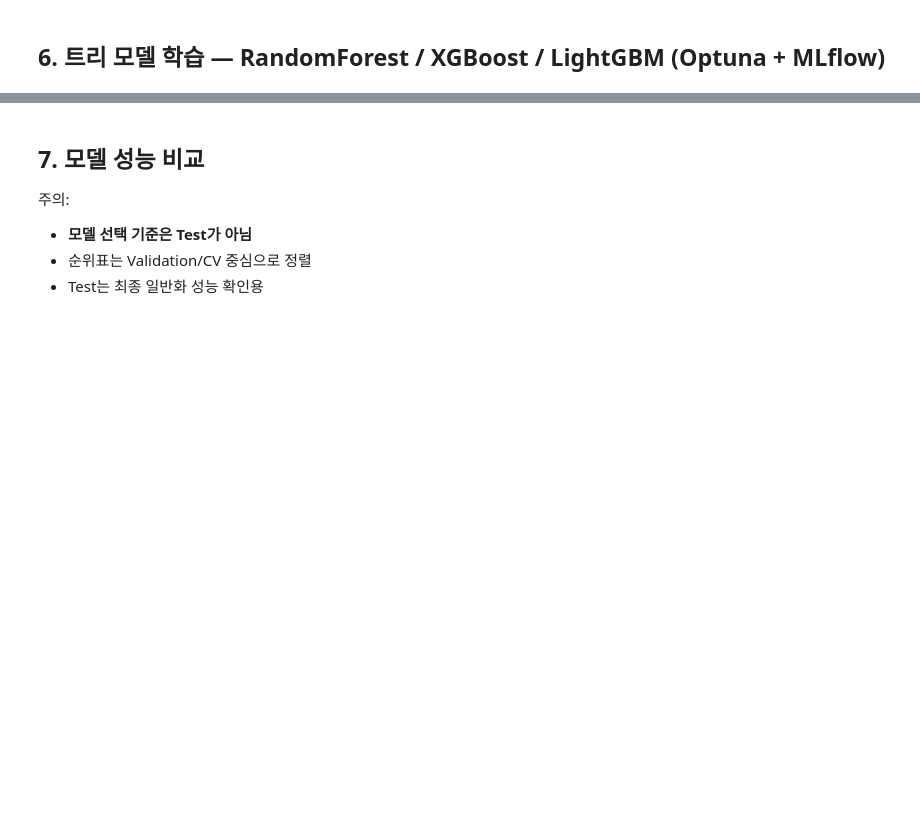
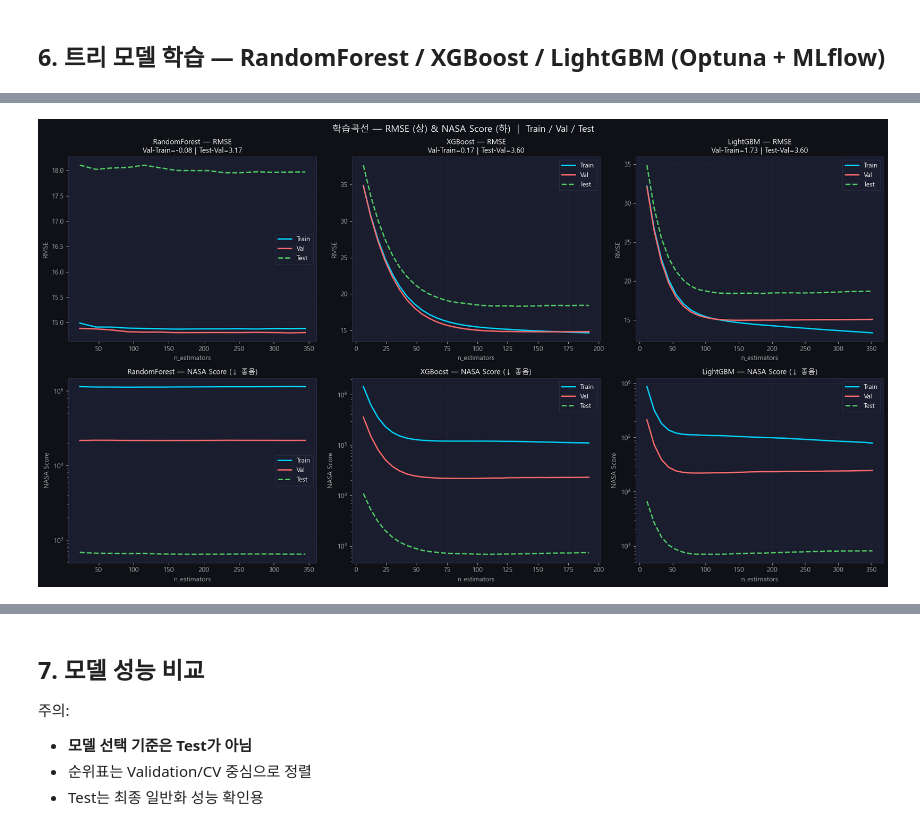
Before and after one commit to dlalswns0211/sparta_project_4_team16, a Jupyter notebook: SH/머신러닝_CMAPSS_ML_FD001_paramized.ipynb, the cells around one changed output, grey strips where cells are left out. Cells and saved outputs as stored; diff of their text form; code cells hidden in the pictures; blank space fills up the shorter version.

```diff
--- a/SH/머신러닝_CMAPSS_ML_FD001_paramized.ipynb
+++ b/SH/머신러닝_CMAPSS_ML_FD001_paramized.ipynb
@@ -916,0 +1052,82 @@ for mname in tree_models:
+# %%
+print('=== 6-1. 학습곡선 (Train/Val/Test × RMSE/NASA) — 과적합 진단 ===')
+
+def _rmse(y, p): return float(np.sqrt(mean_squared_error(y, clip_rul(p))))
+def _nasa(y, p): return float(nasa_score(y, p))
+
+def collect_curve(mname, bp):
+    """(xs, preds_per_step) 반환. preds_per_step[k] = (pred_tr, pred_va, pred_te)"""
+    n_total = bp['n_estimators']
+
+    if mname == 'XGBoost':
+        stride = max(1, n_total // 30)
+        xs = list(range(stride, n_total+1, stride))
+        m = xgb.XGBRegressor(**bp, random_state=RANDOM_STATE, n_jobs=-1, verbosity=0)
+        m.fit(X_sub, y_sub, verbose=False)
+        preds = {k: (m.predict(X_sub,  iteration_range=(0, k)),
+                     m.predict(X_val,  iteration_range=(0, k)),
+                     m.predict(X_test, iteration_range=(0, k))) for k in xs}
+
+    elif mname == 'LightGBM':
+        stride = max(1, n_total // 30)
+        xs = list(range(stride, n_total+1, stride))
+        m = lgb.LGBMRegressor(**bp, random_state=RANDOM_STATE, n_jobs=-1, verbosity=-1)
+        m.fit(X_sub, y_sub)
+        preds = {k: (m.predict(X_sub,  num_iteration=k),
+                     m.predict(X_val,  num_iteration=k),
+                     m.predict(X_test, num_iteration=k)) for k in xs}
+
+    else:  # RandomForest
+        params = {k: v for k, v in bp.items() if k != 'n_estimators'}
+        stride = max(10, n_total // 15)
+        xs = list(range(stride, n_total+1, stride))
+        m = RandomForestRegressor(**params, n_estimators=0, warm_start=True,
+                                  random_state=RANDOM_STATE, n_jobs=-1)
+        preds = {}
+        for k in xs:
+            m.n_estimators = k
+            m.fit(X_sub, y_sub)
+            preds[k] = (m.predict(X_sub), m.predict(X_val), m.predict(X_test))
+
+    return xs, preds
+
+fig, axes = plt.subplots(2, 3, figsize=(18, 10))
+
+for col, mname in enumerate(['RandomForest', 'XGBoost', 'LightGBM']):
+    bp = ALL_RESULTS[mname]['params']
+    xs, preds = collect_curve(mname, bp)
+
+    tr_r, va_r, te_r = [], [], []
+    tr_n, va_n, te_n = [], [], []
+    for k in xs:
+        ptr, pva, pte = preds[k]
+        tr_r.append(_rmse(y_sub,  ptr)); tr_n.append(_nasa(y_sub,  ptr))
+        va_r.append(_rmse(y_val,  pva)); va_n.append(_nasa(y_val,  pva))
+        te_r.append(_rmse(y_test, pte)); te_n.append(_nasa(y_test, pte))
+
+    # ── RMSE (상단) ──
+    ax = axes[0, col]
+    ax.plot(xs, tr_r, label='Train', color=C[0], lw=2)
+    ax.plot(xs, va_r, label='Val',   color=C[1], lw=2)
+    ax.plot(xs, te_r, label='Test',  color=C[2], lw=2, ls='--')
+    gap_v = va_r[-1] - tr_r[-1]
+    gap_t = te_r[-1] - va_r[-1]
+    ax.set_title(f'{mname} — RMSE\nVal-Train={gap_v:.2f} | Test-Val={gap_t:.2f}')
+    ax.set_xlabel('n_estimators'); ax.set_ylabel('RMSE')
+    ax.legend(); ax.grid(alpha=0.3)
+
+    # ── NASA (하단) ──
+    ax = axes[1, col]
+    ax.plot(xs, tr_n, label='Train', color=C[0], lw=2)
+    ax.plot(xs, va_n, label='Val',   color=C[1], lw=2)
+    ax.plot(xs, te_n, label='Test',  color=C[2], lw=2, ls='--')
+    ax.set_title(f'{mname} — NASA Score (↓ 좋음)')
+    ax.set_xlabel('n_estimators'); ax.set_ylabel('NASA Score')
+    ax.set_yscale('log')   # NASA는 지수 기반이라 log 스케일 유리
+    ax.legend(); ax.grid(alpha=0.3)
+
+plt.suptitle('학습곡선 — RMSE (상) & NASA Score (하)  |  Train / Val / Test',
+             fontsize=14, color=WHITE)
+plt.tight_layout()
+plt.show()
+# %% [output]
@@ -916,0 +1135 @@ for mname in tree_models:
+[figure, added]
```
Also changed, not shown: parts of 21 cells of this notebook, 8 other files.
